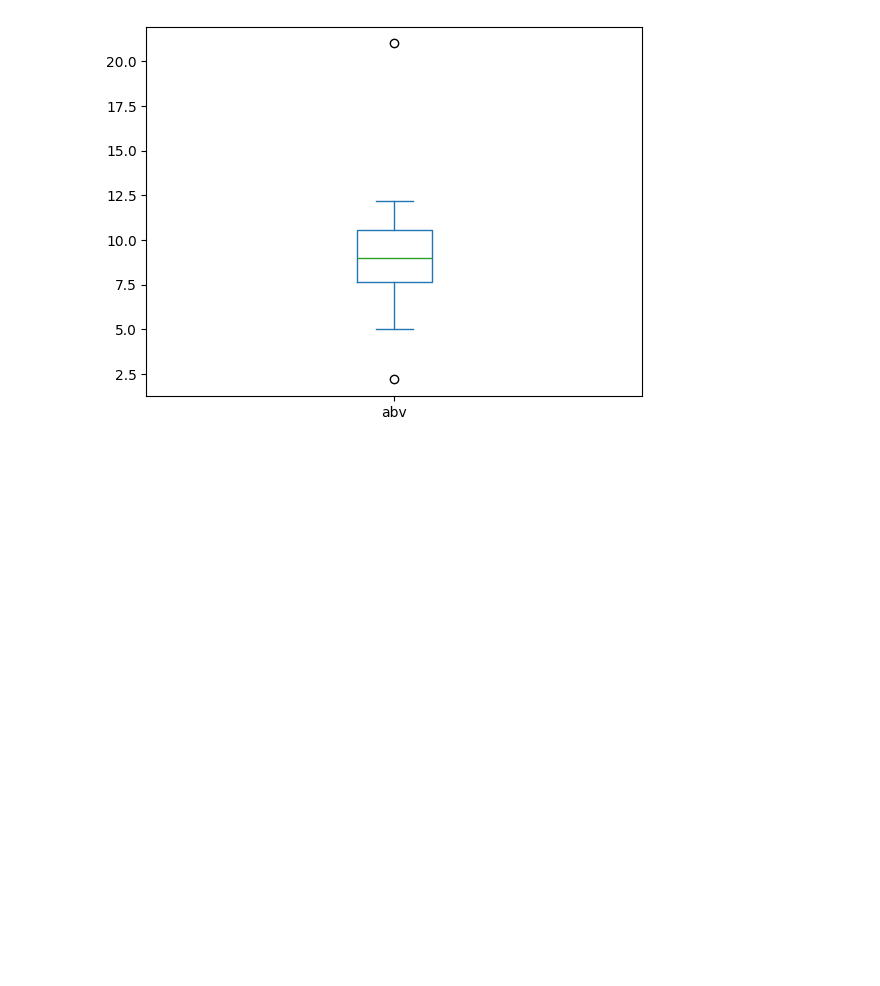
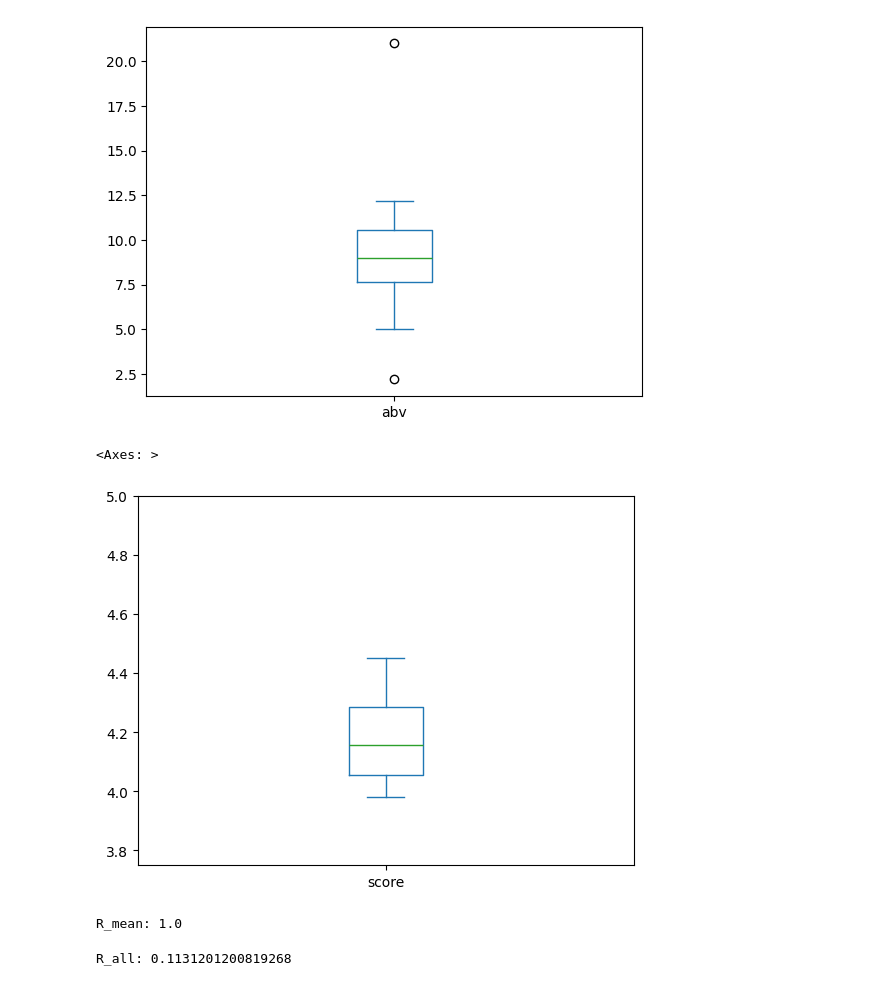
Before and after one commit to wreiner/FHJ-visdatam, a Jupyter notebook: aufg01/Aufgabe01.ipynb, the cells around one changed output. Saved outputs shown, nothing was run; the diff lists cells and outputs as text; code cells hidden in the pictures; blank space fills up the shorter version.

```diff
--- a/aufg01/Aufgabe01.ipynb
+++ b/aufg01/Aufgabe01.ipynb
@@ -140,2 +145,19 @@ stout_score = beers[beers['style'].str.contains('ale', case=False)]['score'].des
 # %% [output]
 [figure]
+# %%
+beers[beers['style'].str.contains('stout', case=False)]['score'].describe(include='all').plot.box(ylim=(3.75, 5))
+# %% [output]
+<Axes: >
+[figure, added]
+# %%
+from scipy.stats import pearsonr
+
+mean_pr = pearsonr([ale_abv, stout_abv], [ale_score, stout_score])
+print("R_mean: " + str(mean_pr[0]))
+# %% [output]
+R_mean: 1.0
+# %%
+all_pr = pearsonr(beers['abv'], beers['score'])
+print("R_all: " + str(all_pr[0]))
+# %% [output]
+R_all: 0.1131201200819268
```
Also changed, not shown: parts of 2 cells of this notebook.
